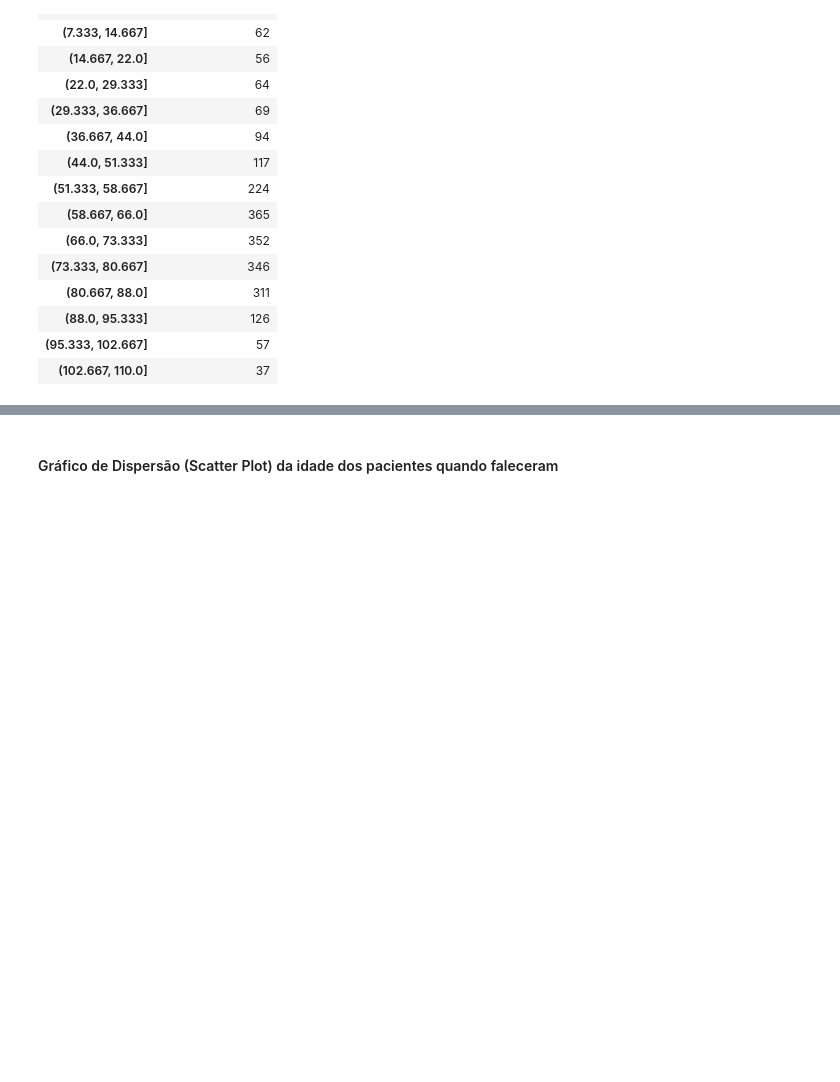
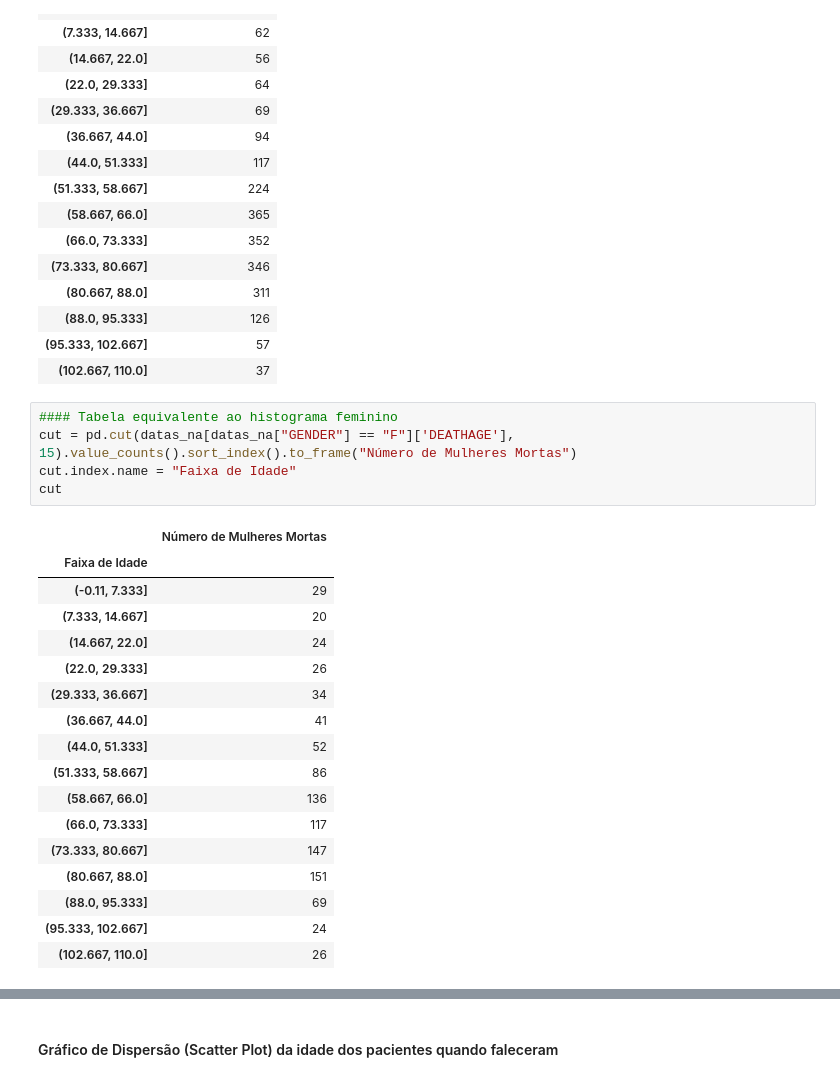
Before and after one commit to SamuelMiquirice/-TrabalhoDaDisciplinaDeMetodologiaDePesquisa_De_Samuel_RA202305, a Jupyter notebook: Trabalho2_RA202305_SamuelAntonioMiquiriceDomindos.ipynb, the cells around one changed output, grey strips where cells are left out. Saved outputs shown, nothing was run; the diff lists cells and outputs as text; blank space fills up the shorter version.

```diff
--- a/Trabalho2_RA202305_SamuelAntonioMiquiriceDomindos.ipynb
+++ b/Trabalho2_RA202305_SamuelAntonioMiquiriceDomindos.ipynb
@@ -176,3 +176,26 @@ cut
 | (88.0, 95.333] | 126 |
 | (95.333, 102.667] | 57 |
 | (102.667, 110.0] | 37 |
+# %%
+#### Tabela equivalente ao histograma feminino
+cut = pd.cut(datas_na[datas_na["GENDER"] == "F"]['DEATHAGE'], 15).value_counts().sort_index().to_frame("Número de Mulheres Mortas")
+cut.index.name = "Faixa de Idade"
+cut
+# %% [output]
+|  | Número de Mulheres Mortas |
+| Faixa de Idade |  |
+| (-0.11, 7.333] | 29 |
+| (7.333, 14.667] | 20 |
+| (14.667, 22.0] | 24 |
+| (22.0, 29.333] | 26 |
+| (29.333, 36.667] | 34 |
+| (36.667, 44.0] | 41 |
+| (44.0, 51.333] | 52 |
+| (51.333, 58.667] | 86 |
+| (58.667, 66.0] | 136 |
+| (66.0, 73.333] | 117 |
+| (73.333, 80.667] | 147 |
+| (80.667, 88.0] | 151 |
+| (88.0, 95.333] | 69 |
+| (95.333, 102.667] | 24 |
+| (102.667, 110.0] | 26 |
```
Also changed, not shown: parts of 1 cell of this notebook.
